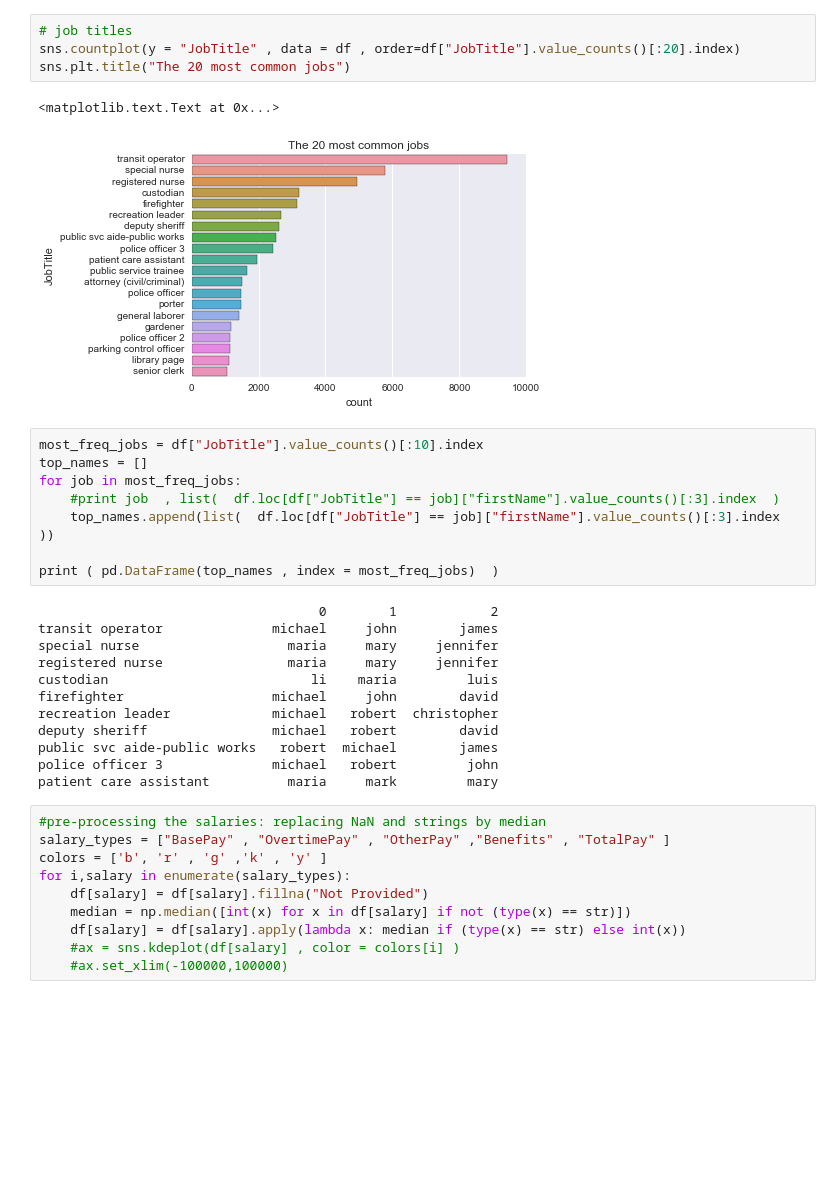
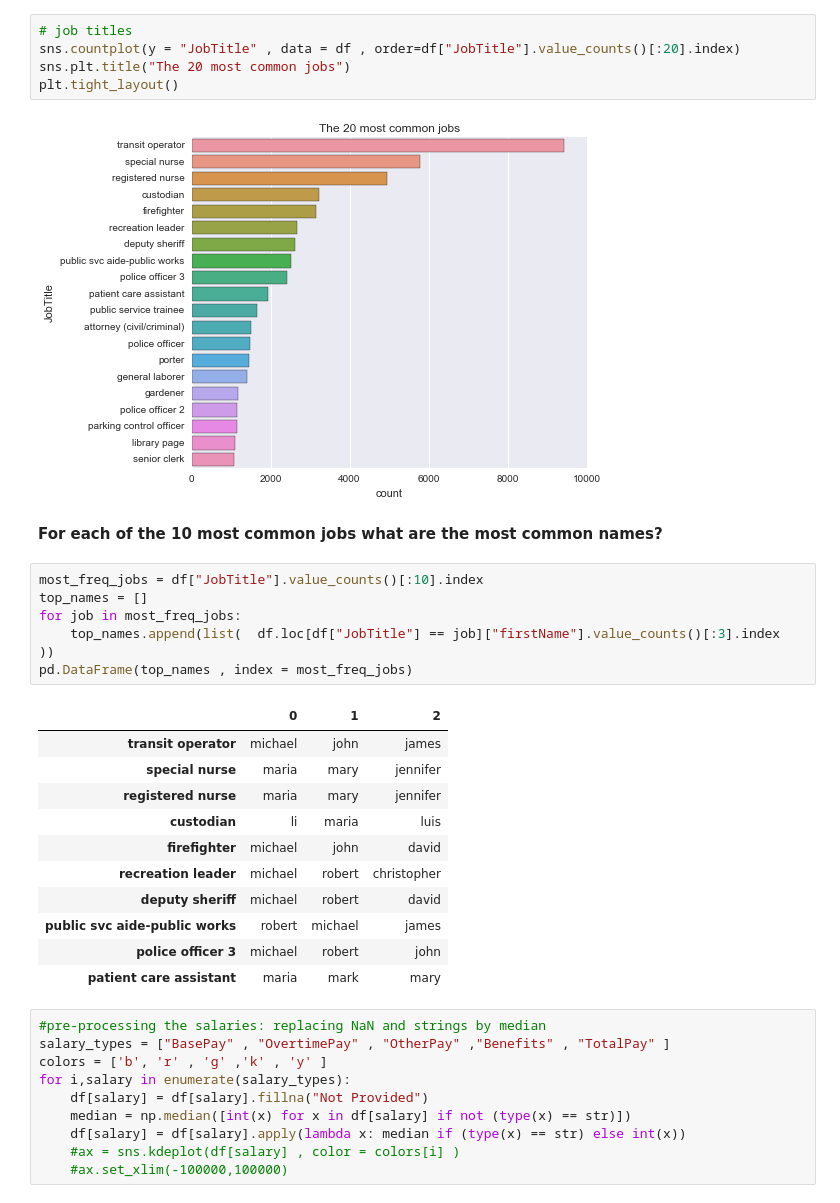
Before and after one commit to NathanBerrebbi5/Kaggle-Scripts, a Jupyter notebook: SF_Salaries/SF.salaries.ipynb, the cells around one changed output. Cells and saved outputs as stored; diff of their text form; blank space fills up the shorter version.

```diff
--- a/SF_Salaries/SF.salaries.ipynb
+++ b/SF_Salaries/SF.salaries.ipynb
@@ -63,30 +70,30 @@ sns.plt.title("The 10 most common names")
 # %%
 # job titles
 sns.countplot(y = "JobTitle" , data = df , order=df["JobTitle"].value_counts()[:20].index)
 sns.plt.title("The 20 most common jobs")
+plt.tight_layout()
 # %% [output]
-<matplotlib.text.Text at 0x...>
-[figure, old version]
+[figure, new version]
+# %% [markdown]
+<b> For each of the 10 most common jobs what are the most common names? </b>
 # %%
 most_freq_jobs = df["JobTitle"].value_counts()[:10].index
 top_names = []
 for job in most_freq_jobs:
-    #print job  , list(  df.loc[df["JobTitle"] == job]["firstName"].value_counts()[:3].index  )
     top_names.append(list(  df.loc[df["JobTitle"] == job]["firstName"].value_counts()[:3].index  ))
-
-print ( pd.DataFrame(top_names , index = most_freq_jobs)  )
+pd.DataFrame(top_names , index = most_freq_jobs)
 # %% [output]
-                                    0        1            2
-transit operator              michael     john        james
-special nurse                   maria     mary     jennifer
-registered nurse                maria     mary     jennifer
-custodian                          li    maria         luis
-firefighter                   michael     john        david
-recreation leader             michael   robert  christopher
-deputy sheriff                michael   robert        david
-public svc aide-public works   robert  michael        james
-police officer 3              michael   robert         john
-patient care assistant          maria     mark         mary
+|  | 0 | 1 | 2 |
+| transit operator | michael | john | james |
+| special nurse | maria | mary | jennifer |
+| registered nurse | maria | mary | jennifer |
+| custodian | li | maria | luis |
+| firefighter | michael | john | david |
+| recreation leader | michael | robert | christopher |
+| deputy sheriff | michael | robert | david |
+| public svc aide-public works | robert | michael | james |
+| police officer 3 | michael | robert | john |
+| patient care assistant | maria | mark | mary |
 # %%
 #pre-processing the salaries: replacing NaN and strings by median
 salary_types = ["BasePay" , "OvertimePay" , "OtherPay" ,"Benefits" , "TotalPay" ]
```
Also changed, not shown: parts of 14 cells of this notebook.
